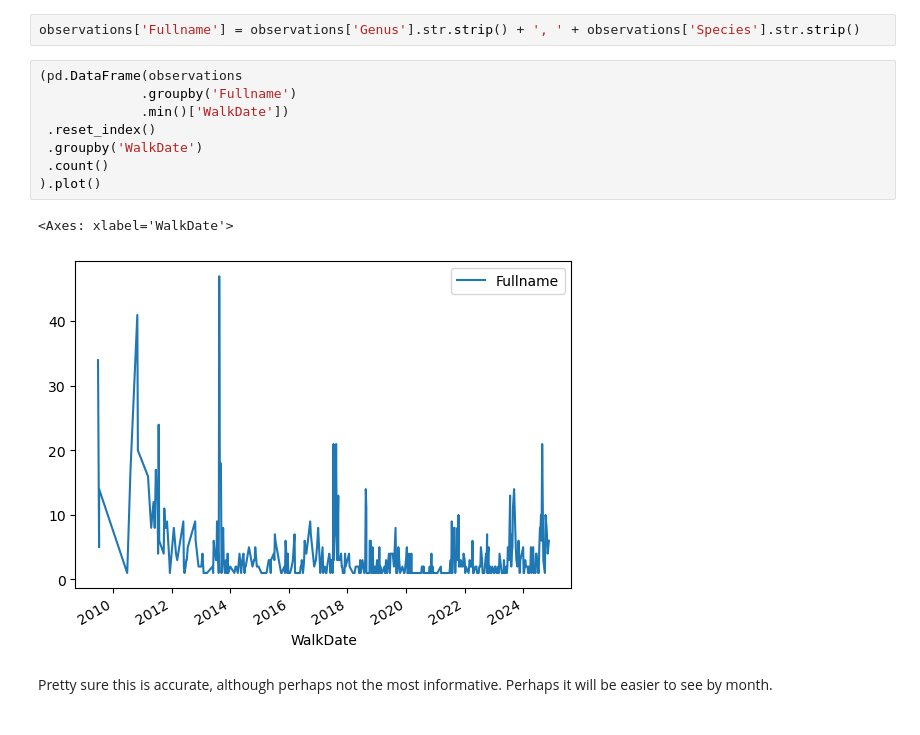
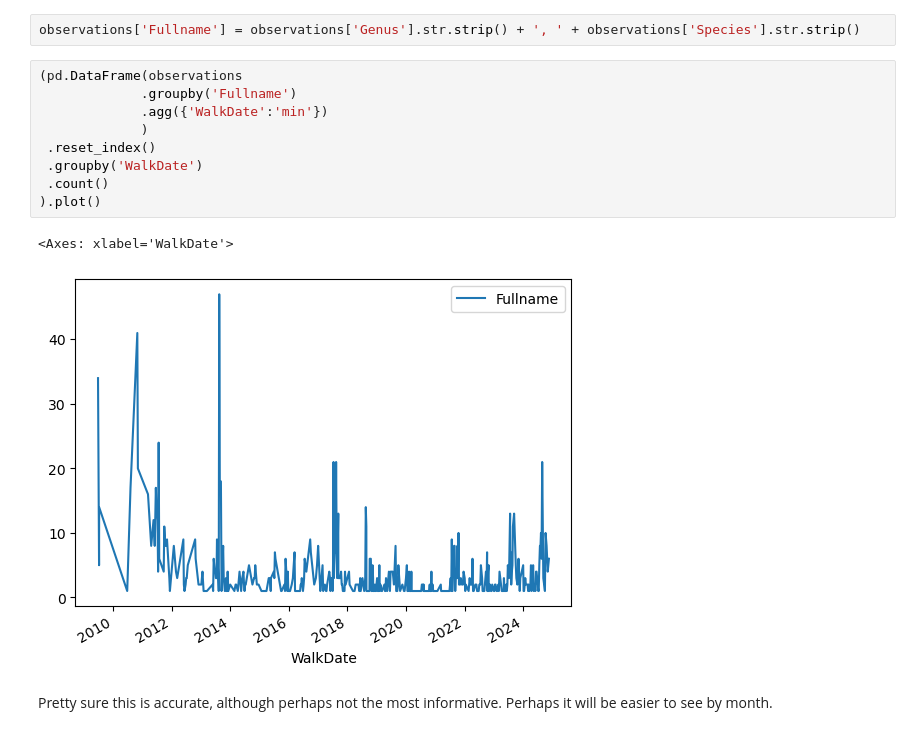
Before and after one commit to newyorkmyc/walks-list, a Jupyter notebook: new_species.ipynb, the cells around one changed output. Saved outputs shown, nothing was run; the diff lists cells and outputs as text.

```diff
--- a/new_species.ipynb
+++ b/new_species.ipynb
@@ -90,17 +88,18 @@ Obligatory drop-off for covid there in 2020-2021.
 This isn't really answering the question though--it's showing the number of species identified each date, but not the number of *new* species. Still potentially interesting though.
 # %%
 observations['Fullname'] = observations['Genus'].str.strip() + ', ' + observations['Species'].str.strip()
-# %%
-(pd.DataFrame(observations
-             .groupby('Fullname')
-             .min()['WalkDate'])
- .reset_index()
- .groupby('WalkDate')
- .count()
-).plot()
-# %% [output]
-<Axes: xlabel='WalkDate'>
-[figure, removed]
+# %%
+(pd.DataFrame(observations
+             .groupby('Fullname')
+             .agg({'WalkDate':'min'})
+             )
+ .reset_index()
+ .groupby('WalkDate')
+ .count()
+).plot()
+# %% [output]
+<Axes: xlabel='WalkDate'>
+[figure, added]
 # %% [markdown]
 Pretty sure this is accurate, although perhaps not the most informative. Perhaps it will be easier to see by month.
 # %%
```
Also changed, not shown: parts of 7 cells of this notebook, 5 other files.
